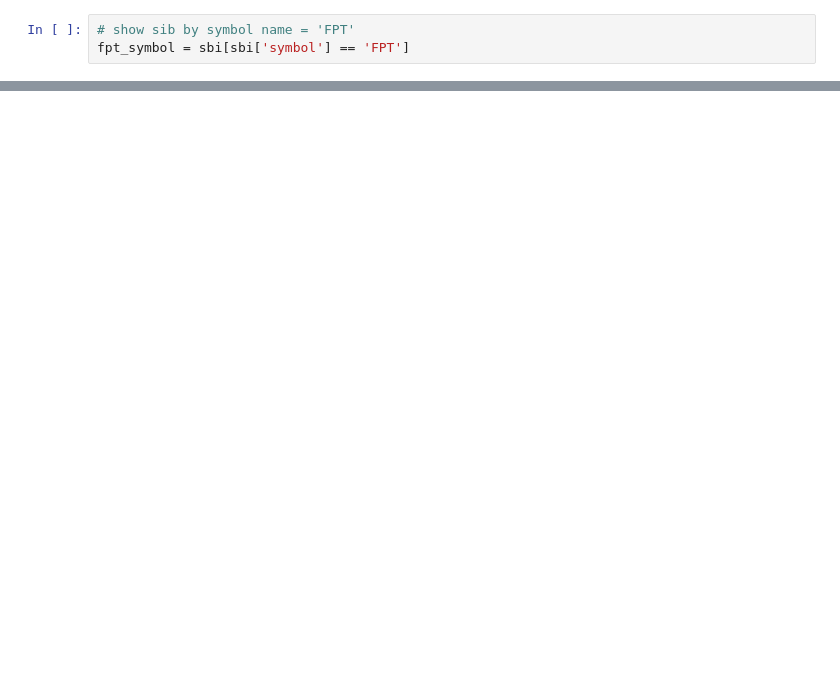
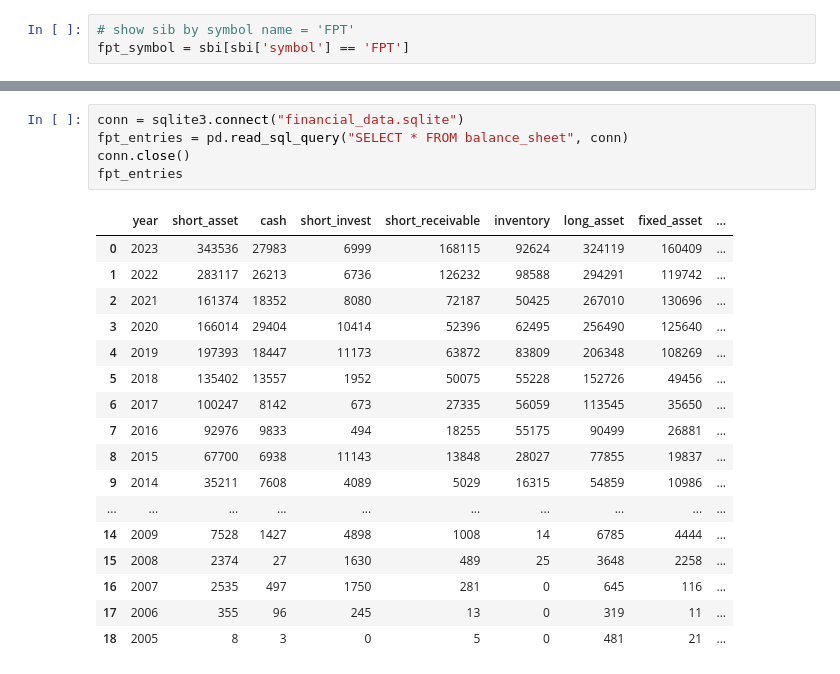
Before and after one commit to hungson175/financial_advisor, a Jupyter notebook: sql/playground.ipynb, the cells around one changed output, grey strips where cells are left out. Drawn from its saved outputs; the diff is of its cells as text; blank space fills up the shorter version.

```diff
--- a/sql/playground.ipynb
+++ b/sql/playground.ipynb
@@ -187,0 +715,23 @@ Name: icb_code1, dtype: object
+# %%
+conn = sqlite3.connect("financial_data.sqlite")
+fpt_entries = pd.read_sql_query("SELECT * FROM balance_sheet", conn)
+conn.close()
+fpt_entries
+# %% [output]
+|  | year | short_asset | cash | short_invest | short_receivable | inventory | long_asset | fixed_asset | ... |
+| 0 | 2023 | 343536 | 27983 | 6999 | 168115 | 92624 | 324119 | 160409 | ... |
+| 1 | 2022 | 283117 | 26213 | 6736 | 126232 | 98588 | 294291 | 119742 | ... |
+| 2 | 2021 | 161374 | 18352 | 8080 | 72187 | 50425 | 267010 | 130696 | ... |
+| 3 | 2020 | 166014 | 29404 | 10414 | 52396 | 62495 | 256490 | 125640 | ... |
+| 4 | 2019 | 197393 | 18447 | 11173 | 63872 | 83809 | 206348 | 108269 | ... |
+| 5 | 2018 | 135402 | 13557 | 1952 | 50075 | 55228 | 152726 | 49456 | ... |
+| 6 | 2017 | 100247 | 8142 | 673 | 27335 | 56059 | 113545 | 35650 | ... |
+| 7 | 2016 | 92976 | 9833 | 494 | 18255 | 55175 | 90499 | 26881 | ... |
+| 8 | 2015 | 67700 | 6938 | 11143 | 13848 | 28027 | 77855 | 19837 | ... |
+| 9 | 2014 | 35211 | 7608 | 4089 | 5029 | 16315 | 54859 | 10986 | ... |
+| ... | ... | ... | ... | ... | ... | ... | ... | ... | ... |
+| 14 | 2009 | 7528 | 1427 | 4898 | 1008 | 14 | 6785 | 4444 | ... |
+| 15 | 2008 | 2374 | 27 | 1630 | 489 | 25 | 3648 | 2258 | ... |
+| 16 | 2007 | 2535 | 497 | 1750 | 281 | 0 | 645 | 116 | ... |
+| 17 | 2006 | 355 | 96 | 245 | 13 | 0 | 319 | 11 | ... |
+| 18 | 2005 | 8 | 3 | 0 | 5 | 0 | 481 | 21 | ... |
```
Also changed, not shown: parts of 49 cells of this notebook, 5 other files.
